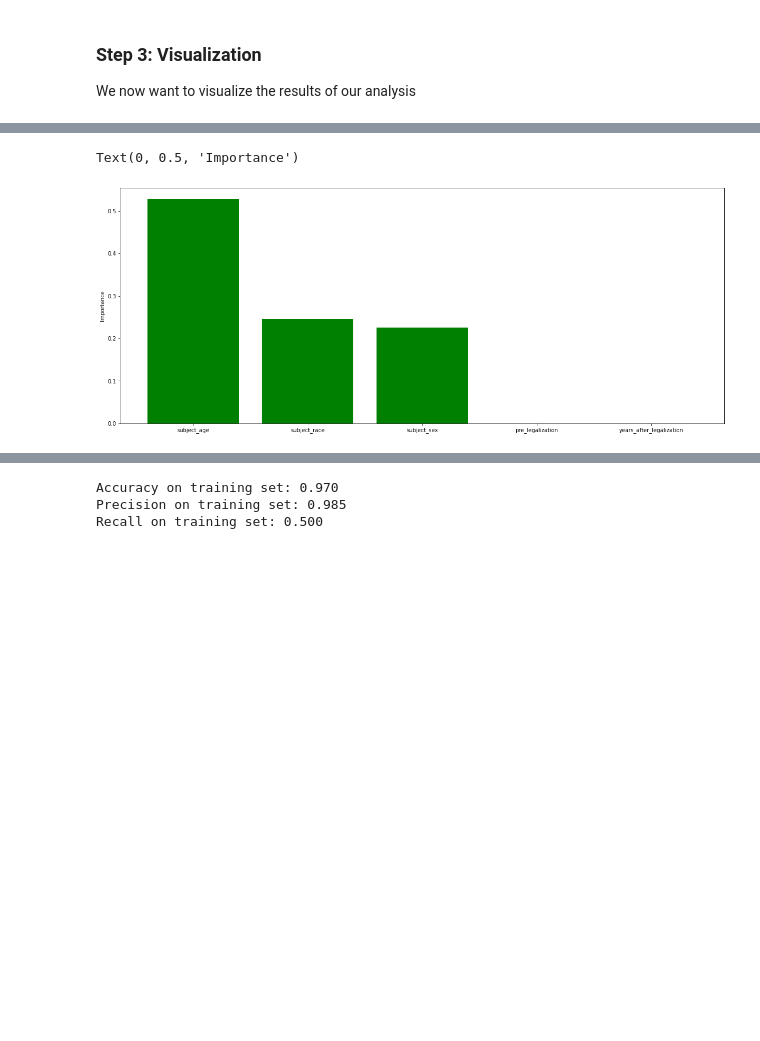
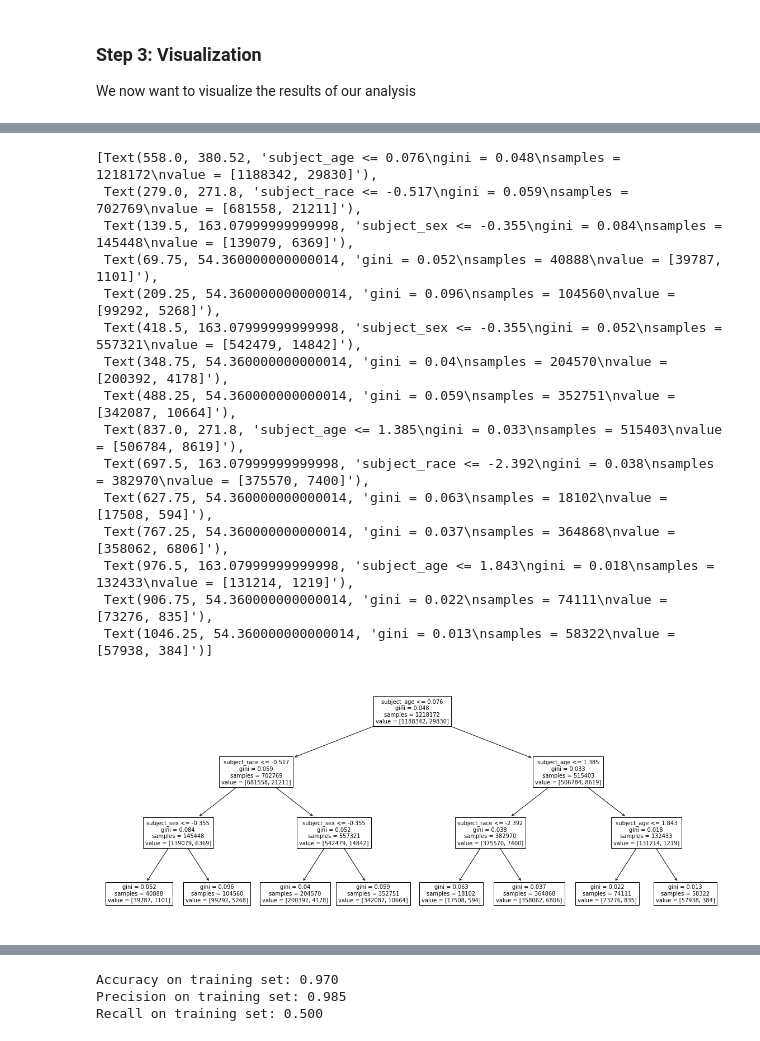
Before and after one commit to epfl-ada/ada-2020-project-milestone-p3-p3_devilllino, a Jupyter notebook: milestone_4.ipynb, the cells around one changed output, grey strips where cells are left out. Drawn from its saved outputs; the diff is of its cells as text; code cells hidden in the pictures; blank space fills up the shorter version.

Commit message:
separeted the data into time intervals and function now handle every time interval dynamically

```diff
--- a/milestone_4.ipynb
+++ b/milestone_4.ipynb
@@ -166,7 +181,7 @@ def prep_from_time_intervals(dataframe,time_intervals):
     #We can now create the different dataframes
     dataframes=[]
     for time_interval in time_intervals:
-        dataframes.append(dataframe.loc[(dataframe.year==time_interval[0]) & (dataframe.year==time_interval[1] )])
+        dataframes.append((dataframe.loc[(dataframe.year==time_interval[0]) | (dataframe.year==time_interval[1] )]).loc[:,['subject_age','subject_race','subject_sex','search_conducted']] )
     return dataframes
 # %%
 time_intervals=intervals_from_dataframe(wa_reduced, wa_legalization_year, 0)
@@ -240,13 +301,20 @@ We can see that only around 3% of drivers are searched. Our dataset is extremely
 # %% [markdown]
 We can now perform our split, but also scale all values in order to handle them more effectively
 # %%
+def split(df):
+    X = df[['subject_age','subject_race','subject_sex']].values
+    Y = df[['search_conducted']].values
 
-X = wa_reduced[['subject_age','subject_race','subject_sex','pre_legalization','years_after_legalization']].values
-Y = wa_reduced[['search_conducted']].values
+    X_scale = preprocessing.scale(X)
 
-X_scale = preprocessing.scale(X)
+    X_train, X_test, Y_train, Y_test = train_test_split(X_scale,Y,test_size = 0.2) #training set : 80% of samples
+    X_test, X_val, Y_test, Y_val = train_test_split(X_test, Y_test, test_size = 0.5) #10% testing 10% validation
 
-X_train, X_test, Y_train, Y_test = train_test_split(X_scale,Y,test_size = 0.2) #training set : 80% of samples
-X_test, X_val, Y_test, Y_val = train_test_split(X_test, Y_test, test_size = 0.5) #10% testing 10% validation
+    return X_train, X_test, Y_train, Y_test, X_val, Y_val
+# %%
+wa_sets=[]
+for df in wa_collection:
+    X_train, X_test, Y_train, Y_test, X_val, Y_val=split(df)
+    wa_sets.append([X_train, X_test, Y_train, Y_test, X_val, Y_val])
 # %% [markdown]
 
@@ -342,3 +413,10 @@ DecisionTreeClassifier(max_depth=3)
+# %%
+trees=[]
+for sets in wa_sets:
+    new_tree = DecisionTreeClassifier()
+    new_tree.set_params(max_depth = 3)
+    new_tree.fit(sets[0],sets[2])
+    trees.append(new_tree)
 # %% [markdown]
 ### **Step 3**:  Visualization
 We now want to visualize the results of our analysis
@@ -365,7 +443,20 @@ plot_tree(WA_tree_example, ax=axis, feature_names=['subject_age','subject_race',
 # %%
-fig, ax = plt.subplots(figsize=(20, 8))
-ax.bar(['subject_age','subject_race','subject_sex','pre_legalization','years_after_legalization'],WA_tree_example.feature_importances_, color='green')
-ax.set_ylabel('Importance')
+fig, axis = plt.subplots(figsize=(20, 8))
+plot_tree(trees[1], ax=axis, feature_names=['subject_age','subject_race','subject_sex'])
 # %% [output]
-Text(0, 0.5, 'Importance')
+[Text(558.0, 380.52, 'subject_age <= 0.076\ngini = 0.048\nsamples = 1218172\nvalue = [1188342, 29830]'),
+ Text(279.0, 271.8, 'subject_race <= -0.517\ngini = 0.059\nsamples = 702769\nvalue = [681558, 21211]'),
+ Text(139.5, 163.07999999999998, 'subject_sex <= -0.355\ngini = 0.084\nsamples = 145448\nvalue = [139079, 6369]'),
+ Text(69.75, 54.360000000000014, 'gini = 0.052\nsamples = 40888\nvalue = [39787, 1101]'),
+ Text(209.25, 54.360000000000014, 'gini = 0.096\nsamples = 104560\nvalue = [99292, 5268]'),
+ Text(418.5, 163.07999999999998, 'subject_sex <= -0.355\ngini = 0.052\nsamples = 557321\nvalue = [542479, 14842]'),
+ Text(348.75, 54.360000000000014, 'gini = 0.04\nsamples = 204570\nvalue = [200392, 4178]'),
+ Text(488.25, 54.360000000000014, 'gini = 0.059\nsamples = 352751\nvalue = [342087, 10664]'),
+ Text(837.0, 271.8, 'subject_age <= 1.385\ngini = 0.033\nsamples = 515403\nvalue = [506784, 8619]'),
+ Text(697.5, 163.07999999999998, 'subject_race <= -2.392\ngini = 0.038\nsamples = 382970\nvalue = [375570, 7400]'),
+ Text(627.75, 54.360000000000014, 'gini = 0.063\nsamples = 18102\nvalue = [17508, 594]'),
+ Text(767.25, 54.360000000000014, 'gini = 0.037\nsamples = 364868\nvalue = [358062, 6806]'),
+ Text(976.5, 163.07999999999998, 'subject_age <= 1.843\ngini = 0.018\nsamples = 132433\nvalue = [131214, 1219]'),
+ Text(906.75, 54.360000000000014, 'gini = 0.022\nsamples = 74111\nvalue = [73276, 835]'),
+ Text(1046.25, 54.360000000000014, 'gini = 0.013\nsamples = 58322\nvalue = [57938, 384]')]
-[figure, old version]
+[figure, new version]
```
Also changed, not shown: parts of 44 cells of this notebook.
